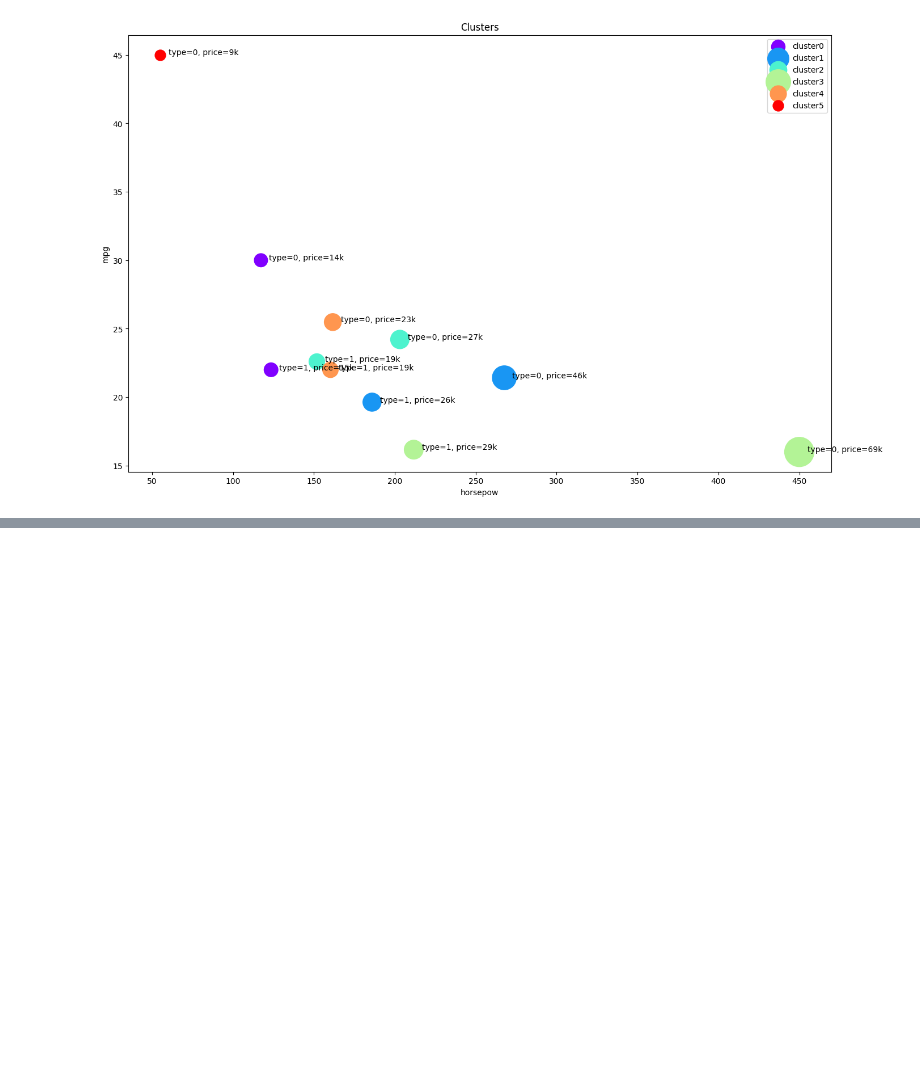
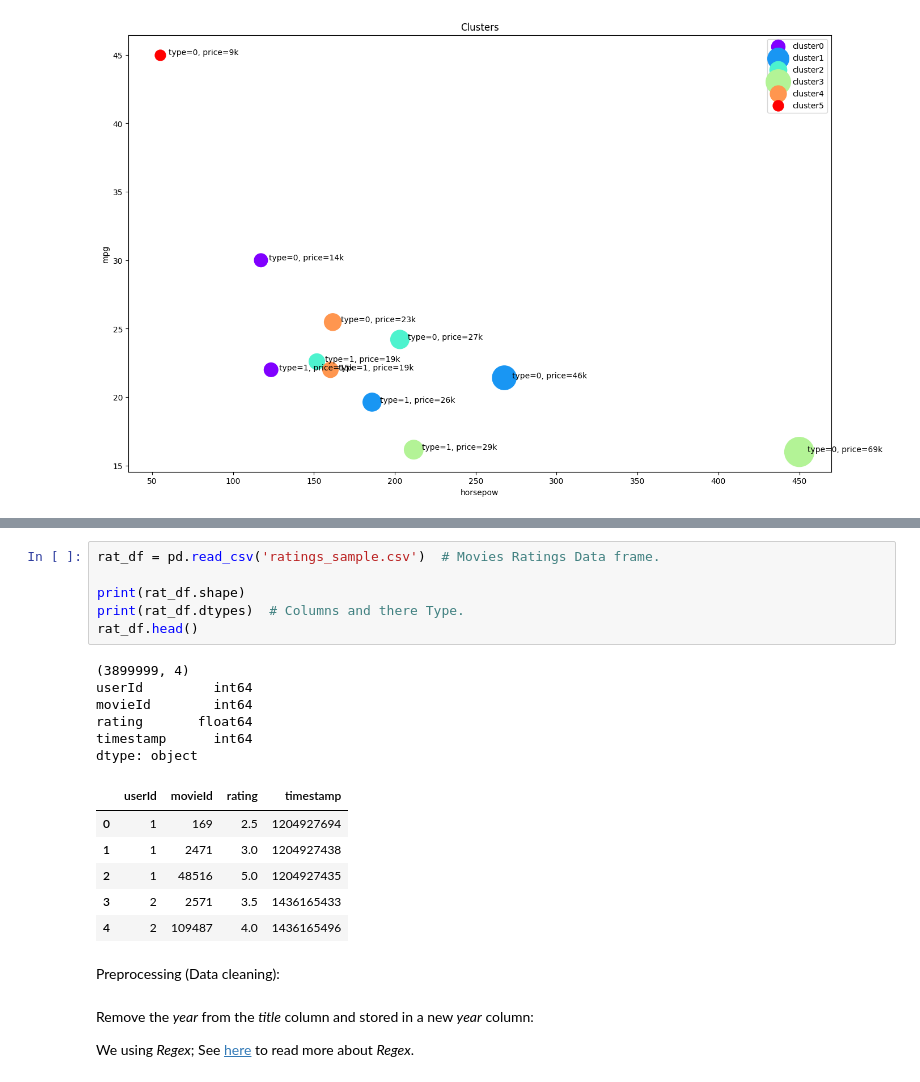
Before and after one commit to AliShariatian/Machine-Learning-Practices, a Jupyter notebook: Jadi/01 - Jadi.ipynb, the cells around one changed output, grey strips where cells are left out. Saved outputs shown, nothing was run; the diff lists cells and outputs as text; blank space fills up the shorter version.

```diff
--- a/Jadi/01 - Jadi.ipynb
+++ b/Jadi/01 - Jadi.ipynb
@@ -2909,0 +3059,25 @@ Text(0, 0.5, 'mpg')
+# %%
+rat_df = pd.read_csv('ratings_sample.csv')  # Movies Ratings Data frame.
+
+print(rat_df.shape)
+print(rat_df.dtypes)  # Columns and there Type.
+rat_df.head()
+# %% [output]
+(3899999, 4)
+userId         int64
+movieId        int64
+rating       float64
+timestamp      int64
+dtype: object
+|  | userId | movieId | rating | timestamp |
+| 0 | 1 | 169 | 2.5 | 1204927694 |
+| 1 | 1 | 2471 | 3.0 | 1204927438 |
+| 2 | 1 | 48516 | 5.0 | 1204927435 |
+| 3 | 2 | 2571 | 3.5 | 1436165433 |
+| 4 | 2 | 109487 | 4.0 | 1436165496 |
+# %% [markdown]
+Preprocessing (Data cleaning):
+# %% [markdown]
+Remove the _year_ from the _title_ column and stored in a new _year_ column:
+
+We using _Regex_; See [here](https://regexr.com) to read more about _Regex_.
```
Also changed, not shown: parts of 38 cells of this notebook, 2 other files.
